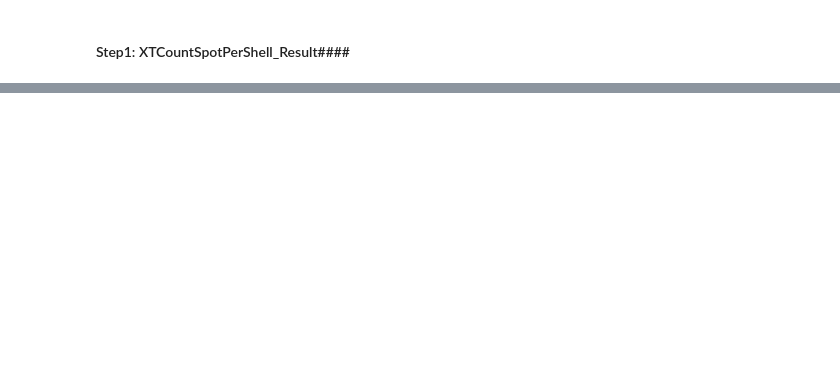
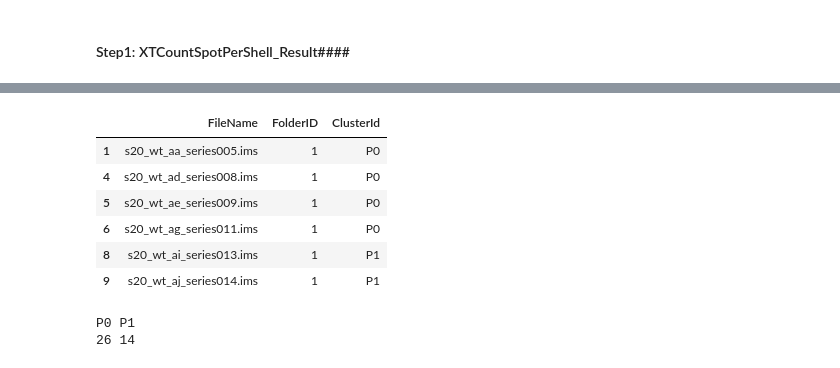
Before and after one commit to Menigedegna/Point-Pattern-Analysis, a Jupyter notebook: RNA PolII Data processing.ipynb, the cells around one changed output, grey strips where cells are left out. Drawn from its saved outputs; the diff is of its cells as text; code cells hidden in the pictures; blank space fills up the shorter version.

```diff
--- a/RNA PolII Data processing.ipynb
+++ b/RNA PolII Data processing.ipynb
@@ -350,0 +457,17 @@ rm(res, CleanDf, res.long)
+# %%
+SelectedIMages<-SelectedIMages[SelectedIMages$Nucleolusok==1, names(SelectedIMages)%in%c("FileName", "ClusterId", "FolderID")]
+# %%
+head(SelectedIMages)
+# %% [output]
+|  | FileName | FolderID | ClusterId |
+| 1 | s20_wt_aa_series005.ims | 1 | P0 |
+| 4 | s20_wt_ad_series008.ims | 1 | P0 |
+| 5 | s20_wt_ae_series009.ims | 1 | P0 |
+| 6 | s20_wt_ag_series011.ims | 1 | P0 |
+| 8 | s20_wt_ai_series013.ims | 1 | P1 |
+| 9 | s20_wt_aj_series014.ims | 1 | P1 |
+# %%
+table(SelectedIMages$ClusterId)
+# %% [output]
+P0 P1
+26 14
```
Also changed, not shown: parts of 25 cells of this notebook, 1 other file.
